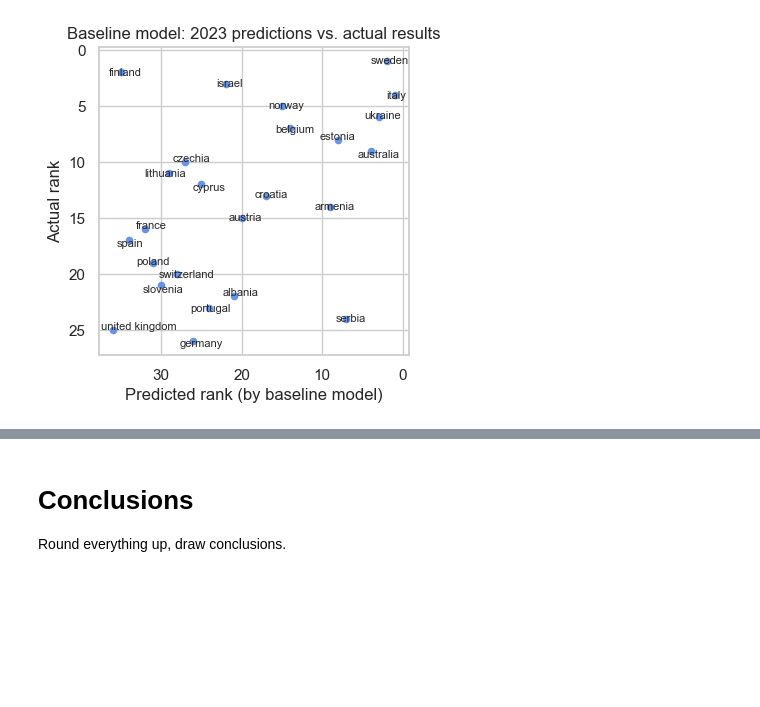
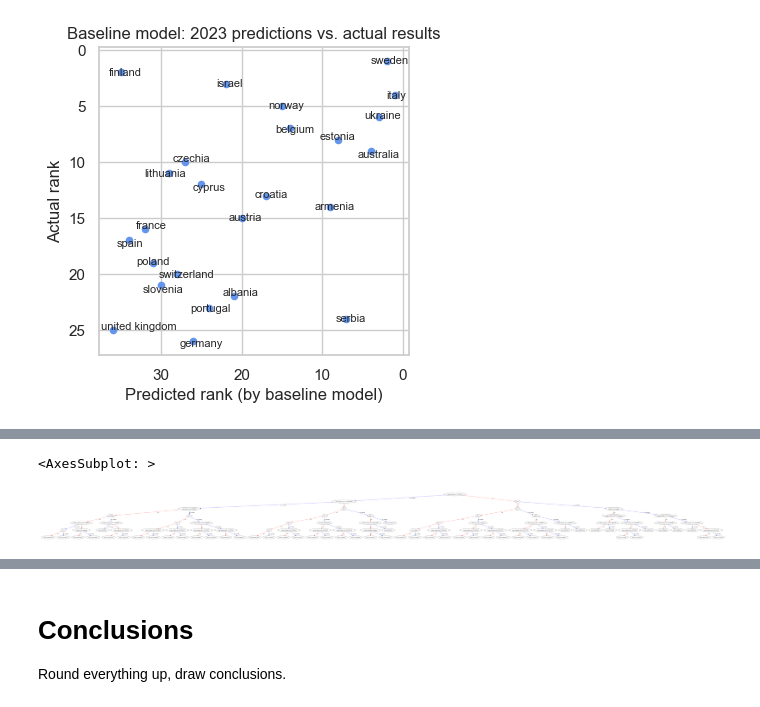
Before and after one commit to KatrionaGoldmann/TuringDataStories, a Jupyter notebook: stories/2024-01-01-Eurovision/story.ipynb, the cells around one changed output, grey strips where cells are left out. Cells and saved outputs as stored; diff of their text form; code cells hidden in the pictures; blank space fills up the shorter version.

```diff
--- a/stories/2024-01-01-Eurovision/story.ipynb
+++ b/stories/2024-01-01-Eurovision/story.ipynb
@@ -1982,0 +2155,8 @@ Lorem ipsum dolor sit amet, consectetur adipiscing elit, sed do eiusmod tempor i
+# %%
+graph = xgb.to_graphviz(model_basic, num_trees=1, rankdir='LR')
+
+fig, ax = plt.subplots(figsize=(30, 50))
+xgb.plot_tree(model_basic, num_trees=1, ax=ax)
+# %% [output]
+<AxesSubplot: >
+[figure, added]
```
Also changed, not shown: parts of 25 cells of this notebook.
